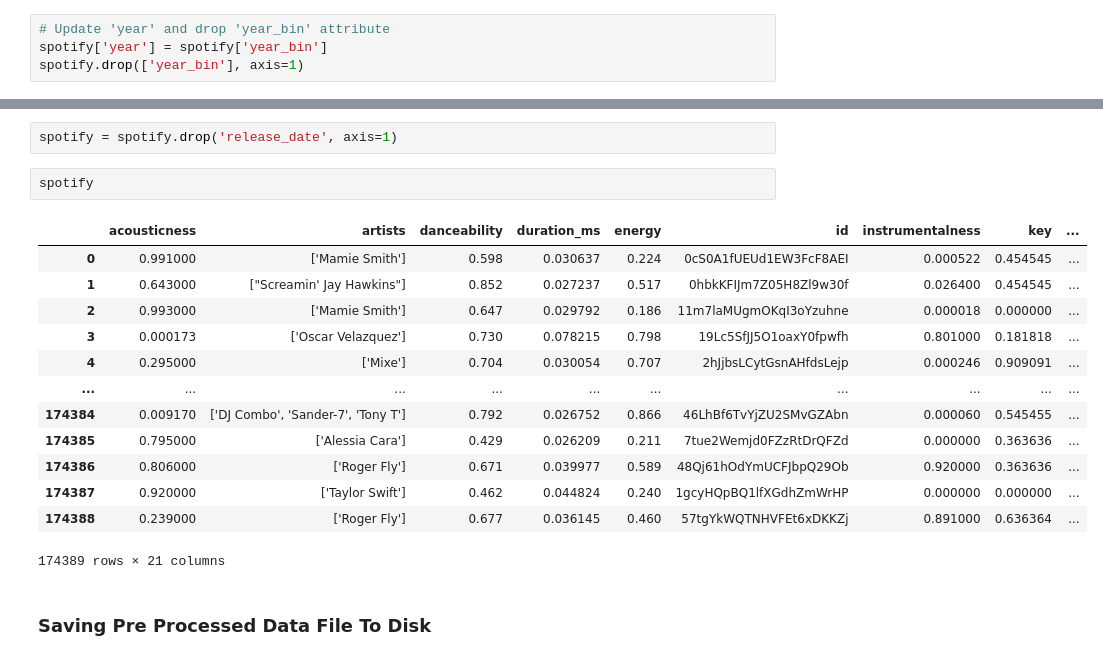
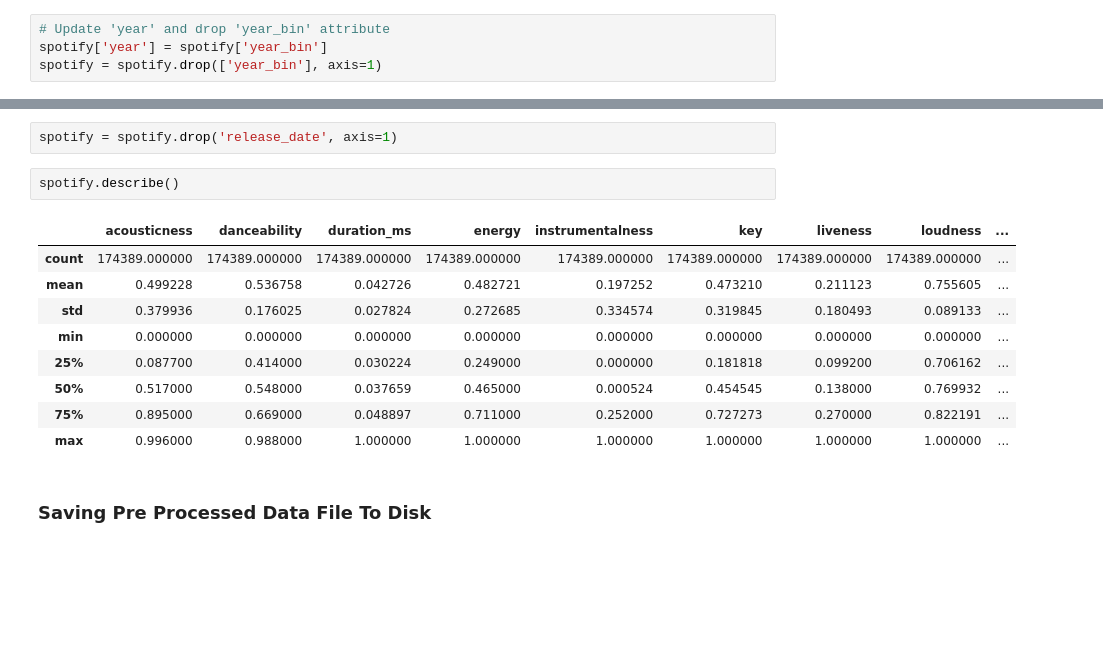
Before and after one commit to JoelQFernandez/DSC-478---Programming-Machine-Learning-Applications---Final-Project, a Jupyter notebook: Final Project.ipynb, the cells around one changed output, grey strips where cells are left out. Drawn from its saved outputs; the diff is of its cells as text; blank space fills up the shorter version.

```diff
--- a/Final Project.ipynb
+++ b/Final Project.ipynb
@@ -130,4 +130,4 @@ spotify[['year', 'year_bin']]
 # %%
 # Update 'year' and drop 'year_bin' attribute
 spotify['year'] = spotify['year_bin']
-spotify.drop(['year_bin'], axis=1)
+spotify = spotify.drop(['year_bin'], axis=1)
@@ -150,21 +136,17 @@ spotify.drop(['year_bin'], axis=1)
 # %%
 spotify = spotify.drop('release_date', axis=1)
 # %%
-spotify
+spotify.describe()
 # %% [output]
-|  | acousticness | artists | danceability | duration_ms | energy | id | instrumentalness | key | ... |
-| 0 | 0.991000 | ['Mamie Smith'] | 0.598 | 0.030637 | 0.224 | 0cS0A1fUEUd1EW3FcF8AEI | 0.000522 | 0.454545 | ... |
-| 1 | 0.643000 | ["Screamin' Jay Hawkins"] | 0.852 | 0.027237 | 0.517 | 0hbkKFIJm7Z05H8Zl9w30f | 0.026400 | 0.454545 | ... |
-| 2 | 0.993000 | ['Mamie Smith'] | 0.647 | 0.029792 | 0.186 | 11m7laMUgmOKqI3oYzuhne | 0.000018 | 0.000000 | ... |
-| 3 | 0.000173 | ['Oscar Velazquez'] | 0.730 | 0.078215 | 0.798 | 19Lc5SfJJ5O1oaxY0fpwfh | 0.801000 | 0.181818 | ... |
-| 4 | 0.295000 | ['Mixe'] | 0.704 | 0.030054 | 0.707 | 2hJjbsLCytGsnAHfdsLejp | 0.000246 | 0.909091 | ... |
-| ... | ... | ... | ... | ... | ... | ... | ... | ... | ... |
-| 174384 | 0.009170 | ['DJ Combo', 'Sander-7', 'Tony T'] | 0.792 | 0.026752 | 0.866 | 46LhBf6TvYjZU2SMvGZAbn | 0.000060 | 0.545455 | ... |
-| 174385 | 0.795000 | ['Alessia Cara'] | 0.429 | 0.026209 | 0.211 | 7tue2Wemjd0FZzRtDrQFZd | 0.000000 | 0.363636 | ... |
-| 174386 | 0.806000 | ['Roger Fly'] | 0.671 | 0.039977 | 0.589 | 48Qj61hOdYmUCFJbpQ29Ob | 0.920000 | 0.363636 | ... |
-| 174387 | 0.920000 | ['Taylor Swift'] | 0.462 | 0.044824 | 0.240 | 1gcyHQpBQ1lfXGdhZmWrHP | 0.000000 | 0.000000 | ... |
-| 174388 | 0.239000 | ['Roger Fly'] | 0.677 | 0.036145 | 0.460 | 57tgYkWQTNHVFEt6xDKKZj | 0.891000 | 0.636364 | ... |
+|  | acousticness | danceability | duration_ms | energy | instrumentalness | key | liveness | loudness | ... |
+| count | 174389.000000 | 174389.000000 | 174389.000000 | 174389.000000 | 174389.000000 | 174389.000000 | 174389.000000 | 174389.000000 | ... |
+| mean | 0.499228 | 0.536758 | 0.042726 | 0.482721 | 0.197252 | 0.473210 | 0.211123 | 0.755605 | ... |
+| std | 0.379936 | 0.176025 | 0.027824 | 0.272685 | 0.334574 | 0.319845 | 0.180493 | 0.089133 | ... |
+| min | 0.000000 | 0.000000 | 0.000000 | 0.000000 | 0.000000 | 0.000000 | 0.000000 | 0.000000 | ... |
+| 25% | 0.087700 | 0.414000 | 0.030224 | 0.249000 | 0.000000 | 0.181818 | 0.099200 | 0.706162 | ... |
+| 50% | 0.517000 | 0.548000 | 0.037659 | 0.465000 | 0.000524 | 0.454545 | 0.138000 | 0.769932 | ... |
+| 75% | 0.895000 | 0.669000 | 0.048897 | 0.711000 | 0.252000 | 0.727273 | 0.270000 | 0.822191 | ... |
+| max | 0.996000 | 0.988000 | 1.000000 | 1.000000 | 1.000000 | 1.000000 | 1.000000 | 1.000000 | ... |
-174389 rows × 21 columns
 # %% [markdown]
 ### Saving Pre Processed Data File To Disk
 # %%
```
Also changed, not shown: parts of 25 cells of this notebook, 6 other files.
